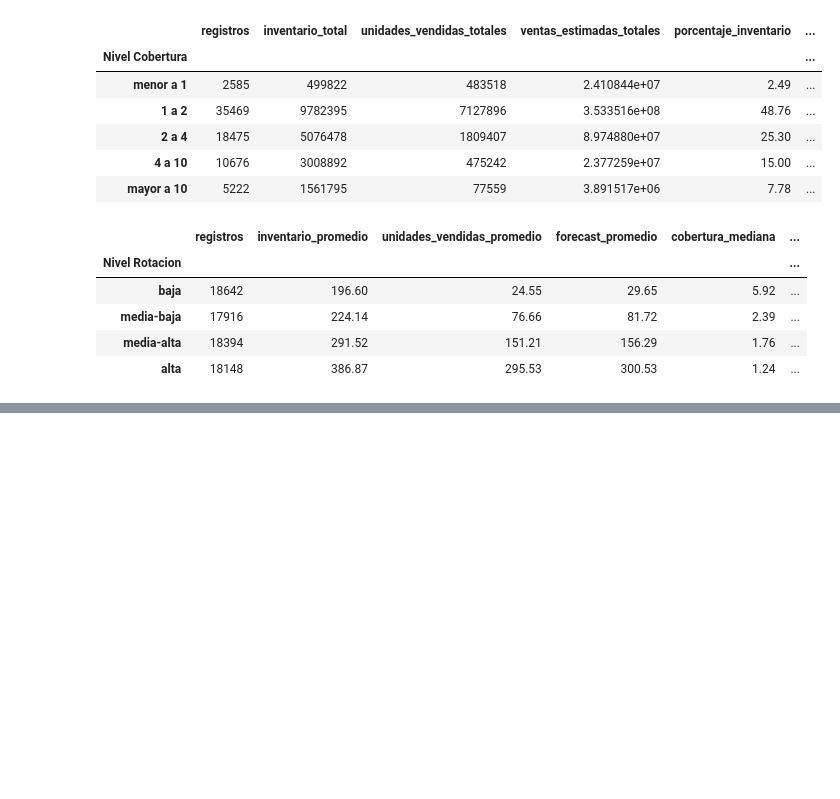
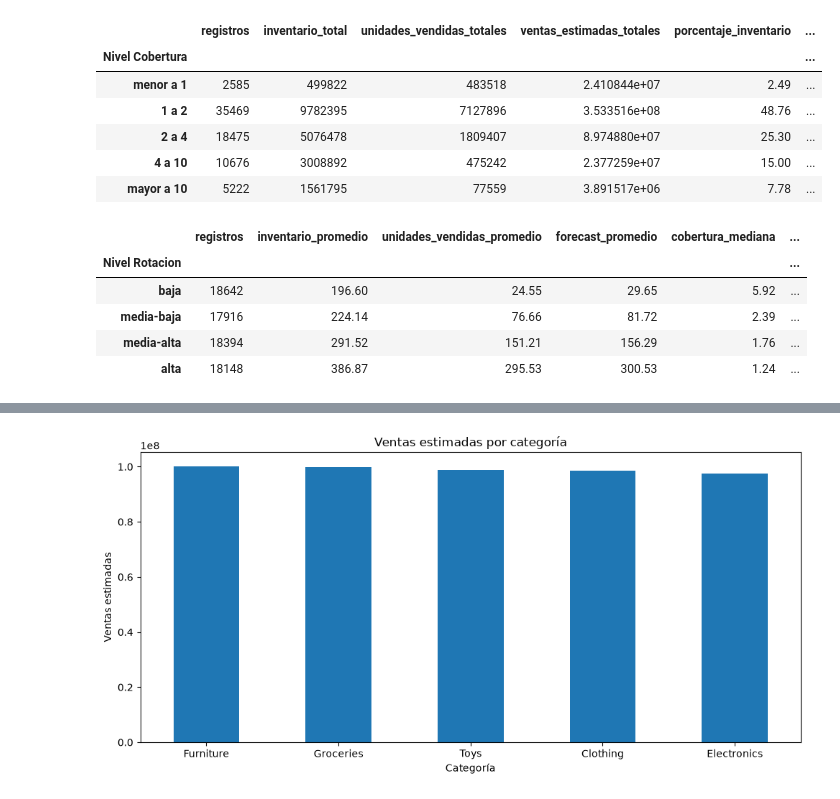
Before and after one commit to Davfool888/retail-intelligence, a Jupyter notebook: notebooks/03_analisis_exploratorio.ipynb, the cells around one changed output, grey strips where cells are left out. Cells and saved outputs as stored; diff of their text form; code cells hidden in the pictures; blank space fills up the shorter version.

```diff
--- a/notebooks/03_analisis_exploratorio.ipynb
+++ b/notebooks/03_analisis_exploratorio.ipynb
@@ -737,0 +776,8 @@ rotacion_cobertura
+# %%
+ventas_categoria = (
+    df.groupby("Category")["Estimated Sales"]
+    .sum()
+    .sort_values(ascending=False)
+)
+
+ventas_categoria
@@ -737,0 +792,16 @@ rotacion_cobertura
+# %%
+import matplotlib.pyplot as plt
+
+ventas_categoria.plot(
+    kind="bar",
+    figsize=(10, 5)
+)
+
+plt.title("Ventas estimadas por categoría")
+plt.xlabel("Categoría")
+plt.ylabel("Ventas estimadas")
+plt.xticks(rotation=0)
+plt.tight_layout()
+plt.show()
+# %% [output]
+[figure, added]
```
Also changed, not shown: parts of 13 cells of this notebook.
